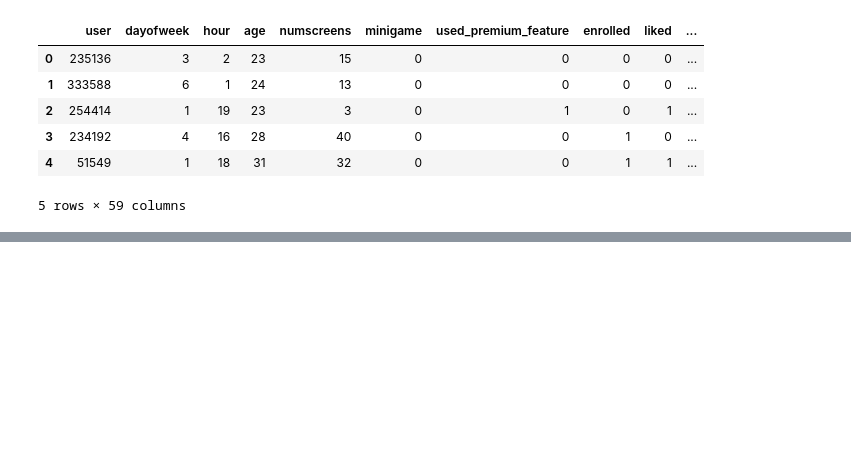
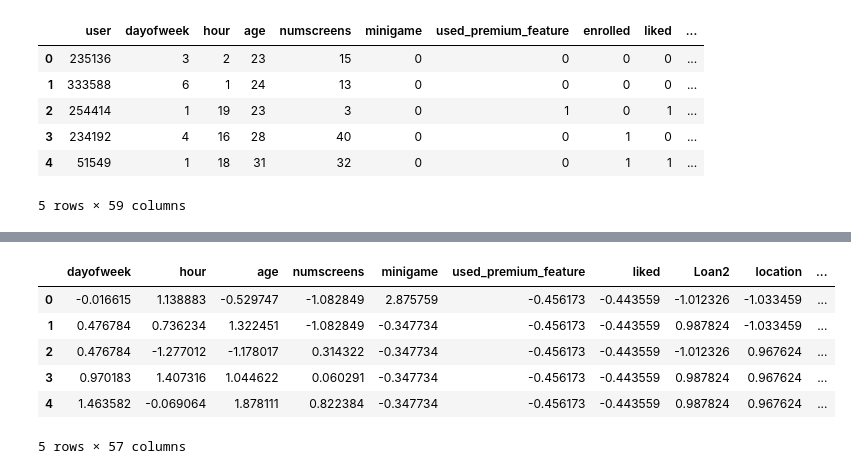
Before and after one commit to DGV1995/Curso-Practical-Machine-Learning, a Jupyter notebook: Notebooks/Customers.ipynb, the cells around one changed output, grey strips where cells are left out. Drawn from its saved outputs; the diff is of its cells as text; code cells hidden in the pictures; blank space fills up the shorter version.

```diff
--- a/Notebooks/Customers.ipynb
+++ b/Notebooks/Customers.ipynb
@@ -219,0 +262,11 @@ dataset.head()
+# %%
+X_train_scaled.columns = X_train.columns.values
+X_train_scaled.head()
+# %% [output]
+|  | dayofweek | hour | age | numscreens | minigame | used_premium_feature | liked | Loan2 | location | ... |
+| 0 | -0.016615 | 1.138883 | -0.529747 | -1.082849 | 2.875759 | -0.456173 | -0.443559 | -1.012326 | -1.033459 | ... |
+| 1 | 0.476784 | 0.736234 | 1.322451 | -1.082849 | -0.347734 | -0.456173 | -0.443559 | 0.987824 | -1.033459 | ... |
+| 2 | 0.476784 | -1.277012 | -1.178017 | 0.314322 | -0.347734 | -0.456173 | -0.443559 | -1.012326 | 0.967624 | ... |
+| 3 | 0.970183 | 1.407316 | 1.044622 | 0.060291 | -0.347734 | -0.456173 | -0.443559 | 0.987824 | 0.967624 | ... |
+| 4 | 1.463582 | -0.069064 | 1.878111 | 0.822384 | -0.347734 | -0.456173 | -0.443559 | 0.987824 | 0.967624 | ... |
+5 rows × 57 columns
```
Also changed, not shown: parts of 33 cells of this notebook.
